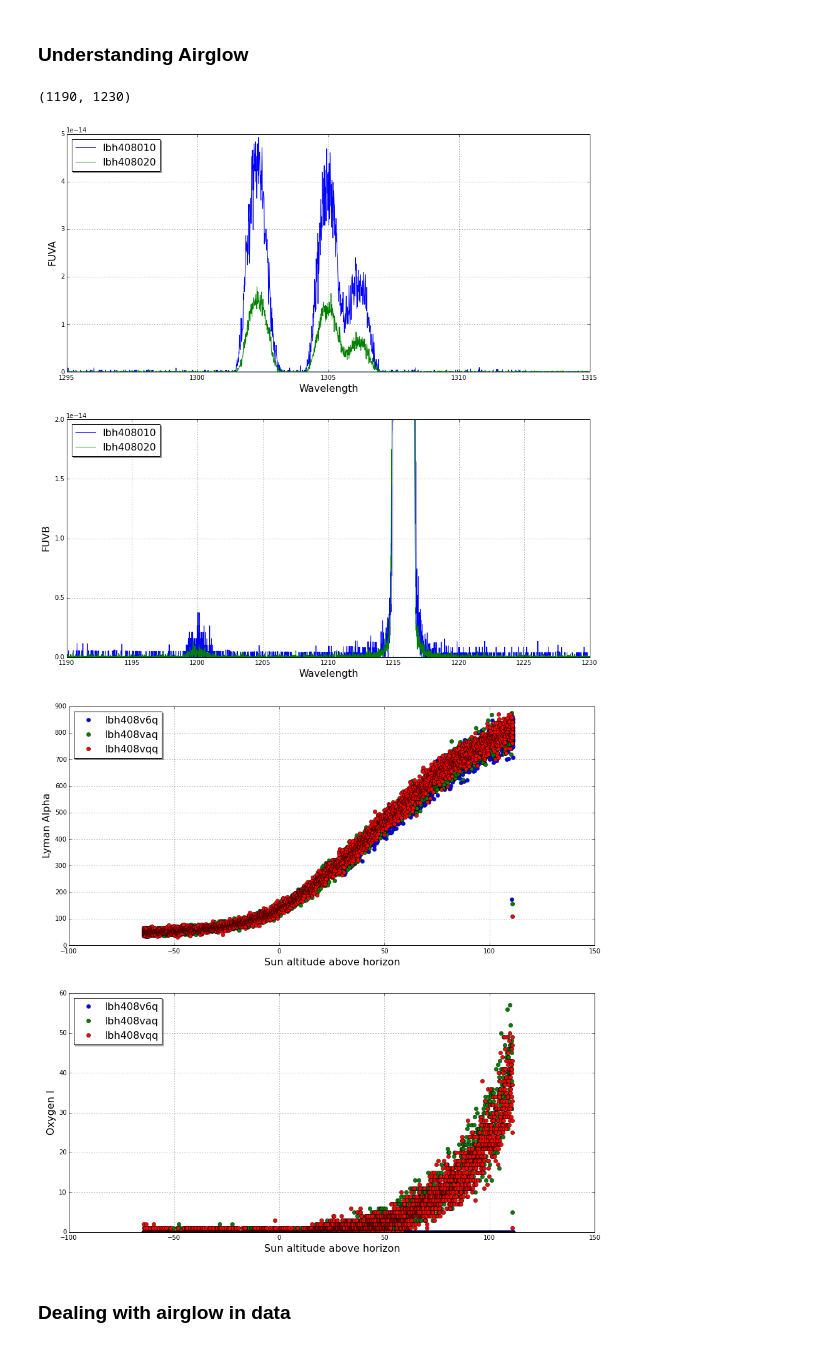
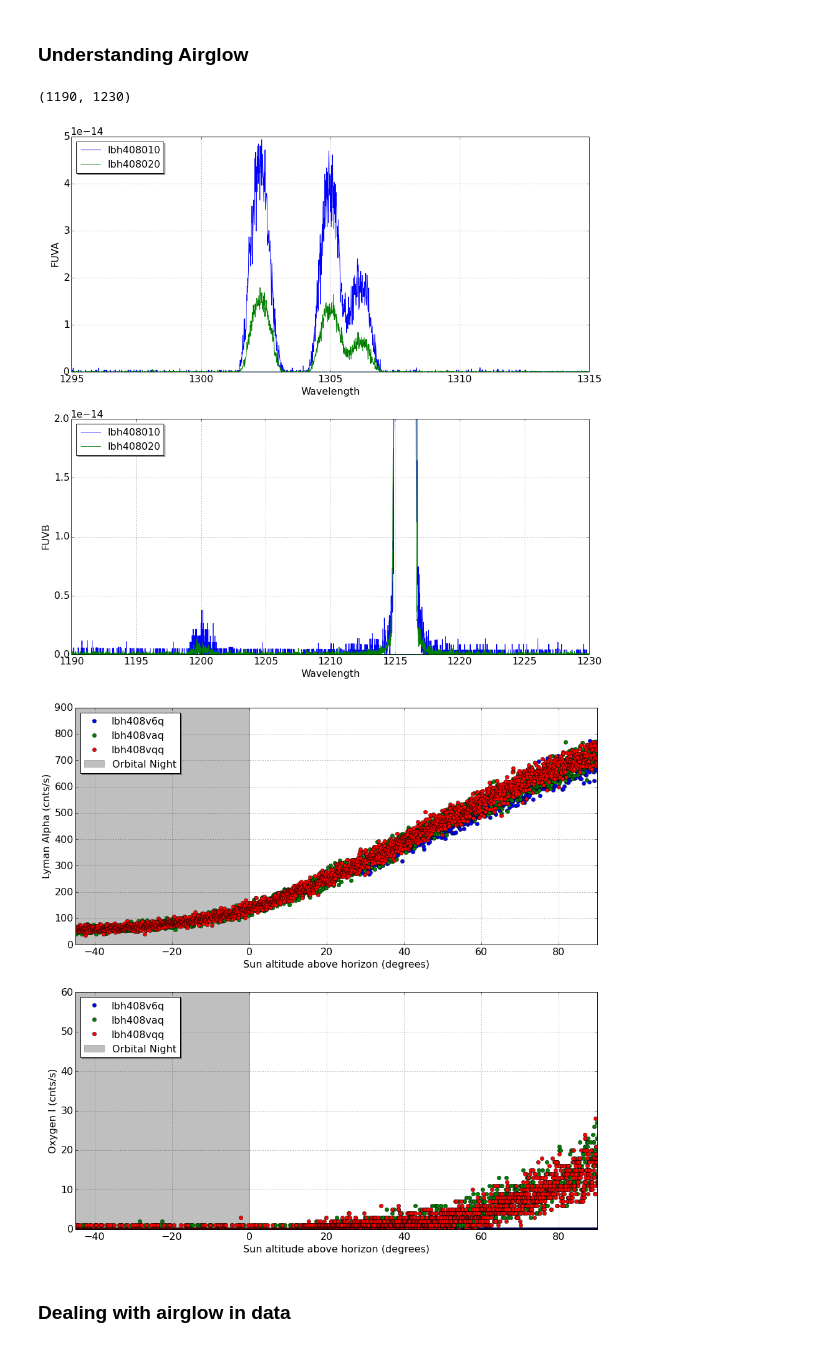
Before and after one commit to justincely/AAS224, a Jupyter notebook: timefilter_tutorial.ipynb, the cells around one changed output. Saved outputs shown, nothing was run; the diff lists cells and outputs as text; code cells hidden in the pictures.

```diff
--- a/timefilter_tutorial.ipynb
+++ b/timefilter_tutorial.ipynb
@@ -11,6 +12,8 @@ from costools import timefilter
 #-- iPython notebook magic command to make plots appear within the
 #-- browser instead of opening a separate plotting window.
 %matplotlib inline
+# %%
+mpl.rcParams['font.size'] = 16
 # %% [markdown]
 ### Understanding Airglow
 # %%
@@ -21,7 +24,7 @@ ax2 = fig.add_subplot(2, 1, 2)
 ax1.set_ylabel('FUVA', fontsize=16)
 ax2.set_ylabel('FUVB', fontsize=16)
 
-for item in glob.glob('airglow/*x1dsum.fits'):
+for item in glob.glob('airglow/lbh*x1dsum.fits'):
     hdu = fits.open(item)
     ax1.plot(hdu[1].data['WAVELENGTH'].ravel(), hdu[1].data['FLUX'].ravel(), label=os.path.split(item)[1][:9])
     ax2.plot(hdu[1].data['WAVELENGTH'].ravel(), hdu[1].data['FLUX'].ravel(), label=os.path.split(item)[1][:9])
@@ -38,28 +41,33 @@ ax2.set_ylim(0, 2e-14)
 ax2.set_xlim(1190, 1230)
 # %% [output]
 (1190, 1230)
-[figure, old version]
+[figure, new version]
 # %%
 fig = plt.figure(figsize=(15, 15))
 ax1 = fig.add_subplot(2, 1, 1)
 ax2 = fig.add_subplot(2, 1, 2)
 
-ax1.set_ylabel('Lyman Alpha', fontsize=16)
-ax2.set_ylabel('Oxygen I', fontsize=16)
+ax1.set_ylabel('Lyman Alpha (cnts/s)', fontsize=16)
+ax2.set_ylabel('Oxygen I (cnts/s)', fontsize=16)
 
-for item in glob.glob('airglow/*corrtag_b.fits'):
+
+for item in glob.glob('airglow/lbh*corrtag_b.fits'):
     hdu = fits.open(item)
     ax1.plot(hdu['timeline'].data['SUN_ALT'], hdu['timeline'].data['LY_ALPHA'], 'o', label=os.path.split(item)[1][:9])
 
-for item in glob.glob('airglow/*corrtag_a.fits'):
+for item in glob.glob('airglow/lbh*corrtag_a.fits'):
     hdu = fits.open(item)
     ax2.plot(hdu['timeline'].data['SUN_ALT'], hdu['timeline'].data['OI_1304'],'o', label=os.path.split(item)[1][:9])
 
 for axis in [ax1, ax2]:
     axis.grid(True)
-    axis.set_xlabel("Sun altitude above horizon", fontsize=16)
-    axis.legend(shadow=True, numpoints=1, loc='upper left', fontsize=16)a
+    axis.axvspan(xmin=-45, xmax=0, ymin=0, ymax=1, label='Orbital Night', alpha=.5, color='grey')
+    axis.set_xlim(-45, 90)
+    axis.set_xlabel("Sun altitude above horizon (degrees)", fontsize=16)
+    axis.legend(shadow=True, numpoints=1, loc='upper left', fontsize=16)
+
+fig.savefig('airglow_strength.pdf', bbox_inches='tight')
 # %% [output]
-[figure, old version]
+[figure, new version]
 # %% [markdown]
 ### Dealing with airglow in data
```
Also changed, not shown: parts of 6 cells of this notebook, 3 other files.
